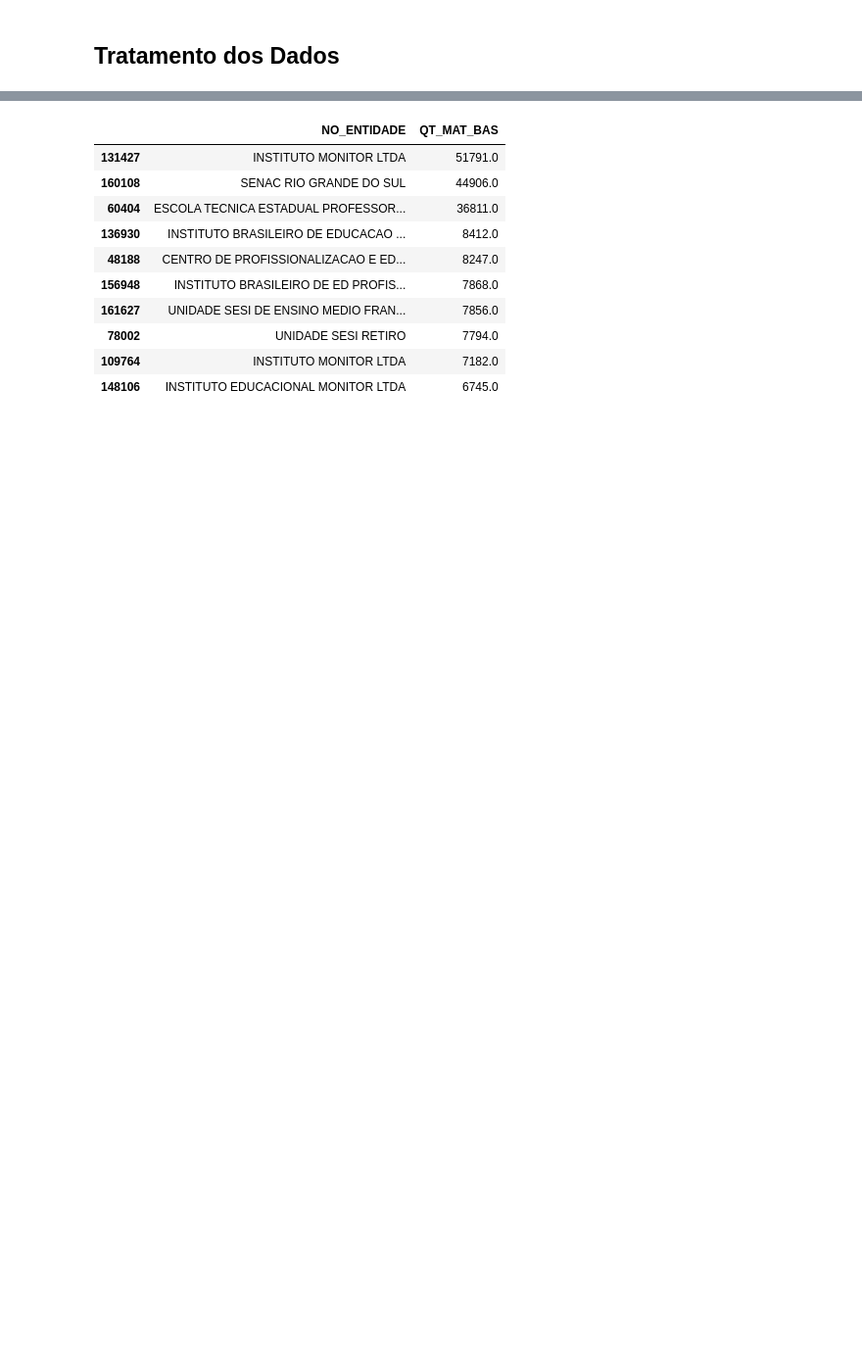
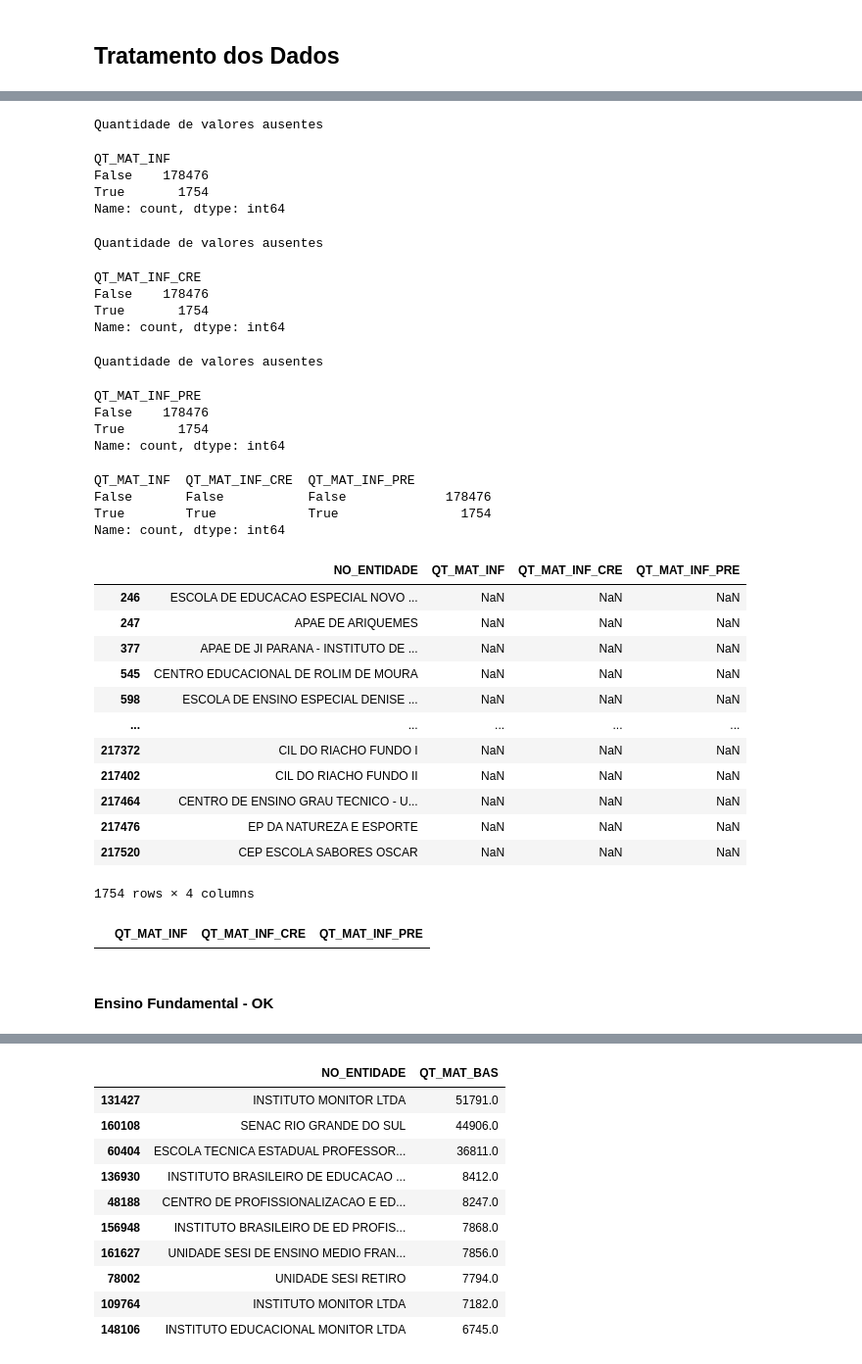
Before and after one commit to CinthiaNagahama/DCD_Rendimento_Escolar, a Jupyter notebook: explore.ipynb, the cells around one changed output, grey strips where cells are left out. Shown: that part at 98% size. Drawn from its saved outputs; the diff is of its cells as text; code cells hidden in the pictures; blank space fills up the shorter version.

```diff
--- a/explore.ipynb
+++ b/explore.ipynb
@@ -42,6 +56,7 @@ cols = [
 'IN_ESGOTO_FOSSA_COMUM',
 'IN_ESGOTO_FOSSA',
 'IN_ESGOTO_INEXISTENTE',
+
 'IN_LIXO_SERVICO_COLETA',
 'IN_LIXO_QUEIMA',
 'IN_LIXO_ENTERRA',
@@ -88,6 +103,7 @@ cols = [
 'IN_TERREIRAO',
 'IN_VIVEIRO',
 'IN_DEPENDENCIAS_OUTRAS',
+
 'IN_ACESSIBILIDADE_CORRIMAO',
 'IN_ACESSIBILIDADE_ELEVADOR',
 'IN_ACESSIBILIDADE_PISOS_TATEIS',
@@ -145,7 +161,7 @@ cols = [
 'IN_MATERIAL_PED_BIL_SURDOS',
 'IN_MATERIAL_PED_NENHUM',
 
-'QT_MAT_BAS',
+'QT_MAT_BAS'
 ]
 
 len(cols)
@@ -160,5 +225,5 @@ pd.set_option('display.max_columns', None)
 # %%
 df = pd.read_csv('data\\dados\\microdados_ed_basica_2023.csv', sep=';', encoding='ANSI')
-df = df[cols]
+df = df[cols + cols_matriculas]
 df.shape
 # %% [output]
@@ -165,0 +243,55 @@ df.shape
+# %%
+temp = ['QT_MAT_INF', 'QT_MAT_INF_CRE', 'QT_MAT_INF_PRE']
+# %%
+basic_exploration(df, 'QT_MAT_INF', 'numeric')
+# %% [output]
+Quantidade de valores ausentes
+QT_MAT_INF
+False    178476
+True       1754
+Name: count, dtype: int64
+# %%
+basic_exploration(df, 'QT_MAT_INF_CRE', 'numeric')
+# %% [output]
+Quantidade de valores ausentes
+QT_MAT_INF_CRE
+False    178476
+True       1754
+Name: count, dtype: int64
+# %%
+basic_exploration(df, 'QT_MAT_INF_PRE', 'numeric')
+# %% [output]
+Quantidade de valores ausentes
+QT_MAT_INF_PRE
+False    178476
+True       1754
+Name: count, dtype: int64
+# %%
+df[temp].isna().value_counts()
+# %% [output]
+QT_MAT_INF  QT_MAT_INF_CRE  QT_MAT_INF_PRE
+False       False           False             178476
+True        True            True                1754
+Name: count, dtype: int64
+# %%
+df[df['QT_MAT_INF'].isna()][['NO_ENTIDADE'] + temp]
+# %% [output]
+|  | NO_ENTIDADE | QT_MAT_INF | QT_MAT_INF_CRE | QT_MAT_INF_PRE |
+| 246 | ESCOLA DE EDUCACAO ESPECIAL NOVO ... | NaN | NaN | NaN |
+| 247 | APAE DE ARIQUEMES | NaN | NaN | NaN |
+| 377 | APAE DE JI PARANA - INSTITUTO DE ... | NaN | NaN | NaN |
+| 545 | CENTRO EDUCACIONAL DE ROLIM DE MOURA | NaN | NaN | NaN |
+| 598 | ESCOLA DE ENSINO ESPECIAL DENISE ... | NaN | NaN | NaN |
+| ... | ... | ... | ... | ... |
+| 217372 | CIL DO RIACHO FUNDO I | NaN | NaN | NaN |
+| 217402 | CIL DO RIACHO FUNDO II | NaN | NaN | NaN |
+| 217464 | CENTRO DE ENSINO GRAU TECNICO - U... | NaN | NaN | NaN |
+| 217476 | EP DA NATUREZA E ESPORTE | NaN | NaN | NaN |
+| 217520 | CEP ESCOLA SABORES OSCAR | NaN | NaN | NaN |
+1754 rows × 4 columns
+# %%
+df[(~df['QT_MAT_INF'].isna()) & (df['QT_MAT_INF'] != df[temp[1:]].sum(axis=1))][temp]
+# %% [output]
+|  | QT_MAT_INF | QT_MAT_INF_CRE | QT_MAT_INF_PRE |
+# %% [markdown]
+#### Ensino Fundamental - OK
```
Also changed, not shown: parts of 476 cells of this notebook.
